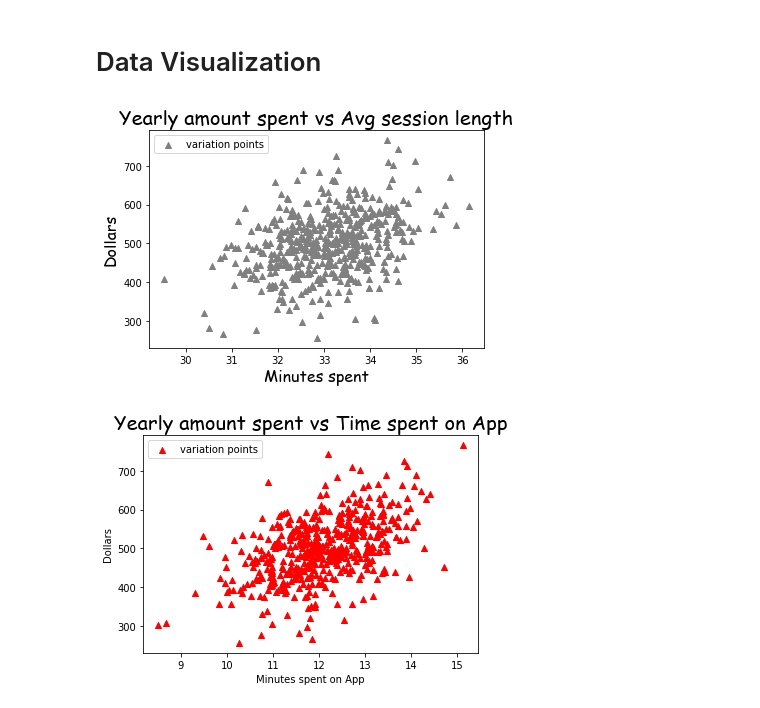
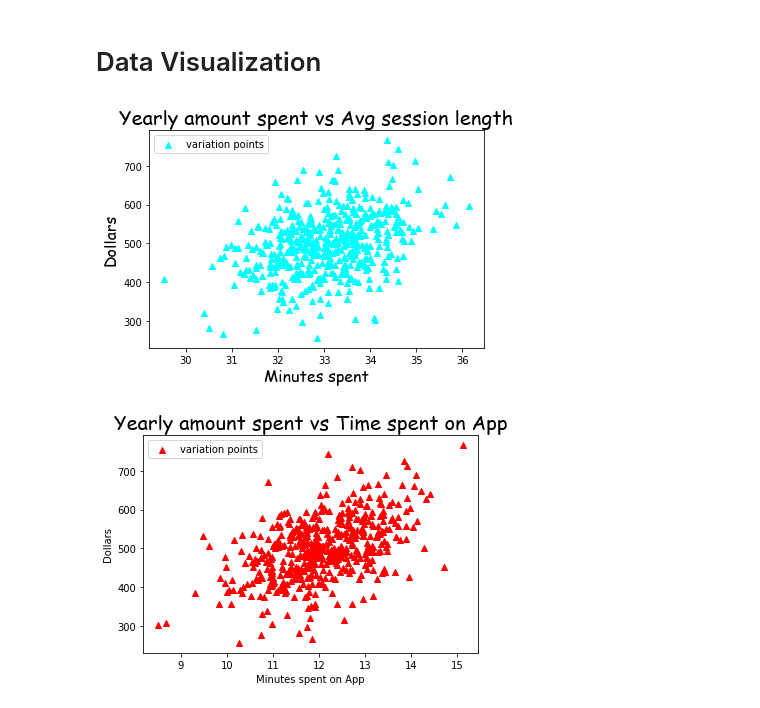
Before and after one commit to siddh34/DSML-Project, a Jupyter notebook: analysis.ipynb, the cells around one changed output. Saved outputs shown, nothing was run; the diff lists cells and outputs as text; code cells hidden in the pictures.

```diff
--- a/analysis.ipynb
+++ b/analysis.ipynb
@@ -84,19 +87,19 @@ df.to_csv("Ecommerce Customers Modified.csv")
 # %%
 # title
 plt.title("Yearly amount spent vs Avg session length",fontdict={'fontname':'comic sans MS', 'fontsize':20})
 # plot
-plt.scatter(df['Avg. Session Length'],df['Yearly Amount Spent'],marker='^',label='variation points',color='grey')
+plt.scatter(df['Avg. Session Length'],df['Yearly Amount Spent'],marker='^',label='variation points',color='cyan')
 # legends
 plt.legend()
 # x and y labels
 plt.xlabel("Minutes spent",fontdict={'fontname':'comic sans MS', 'fontsize':16})
 plt.ylabel("Dollars",fontdict={'fontname':'comic sans MS', 'fontsize':16})
 # saving the plot
 # plt.savefig("YearlyamountspentvsAvgsessionlength.jpg",dpi=300)
 # show the graph
 plt.show()
 # %% [output]
-[figure, old version]
+[figure, new version]
 # %%
 # title
 plt.title("Yearly amount spent vs Time spent on App",fontdict={'fontname':'comic sans MS', 'fontsize':20})
```
Also changed, not shown: parts of 22 cells of this notebook, 4 other files.
